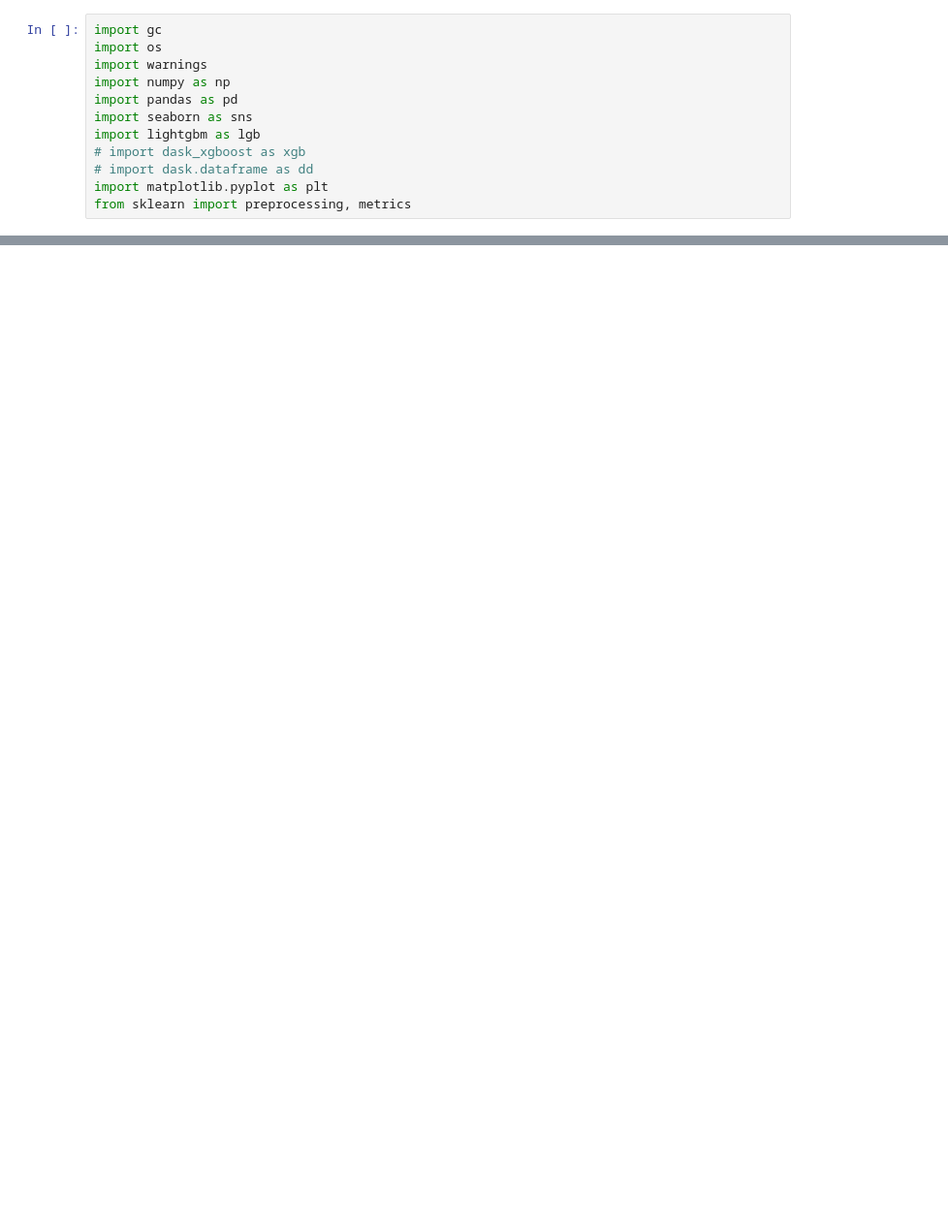
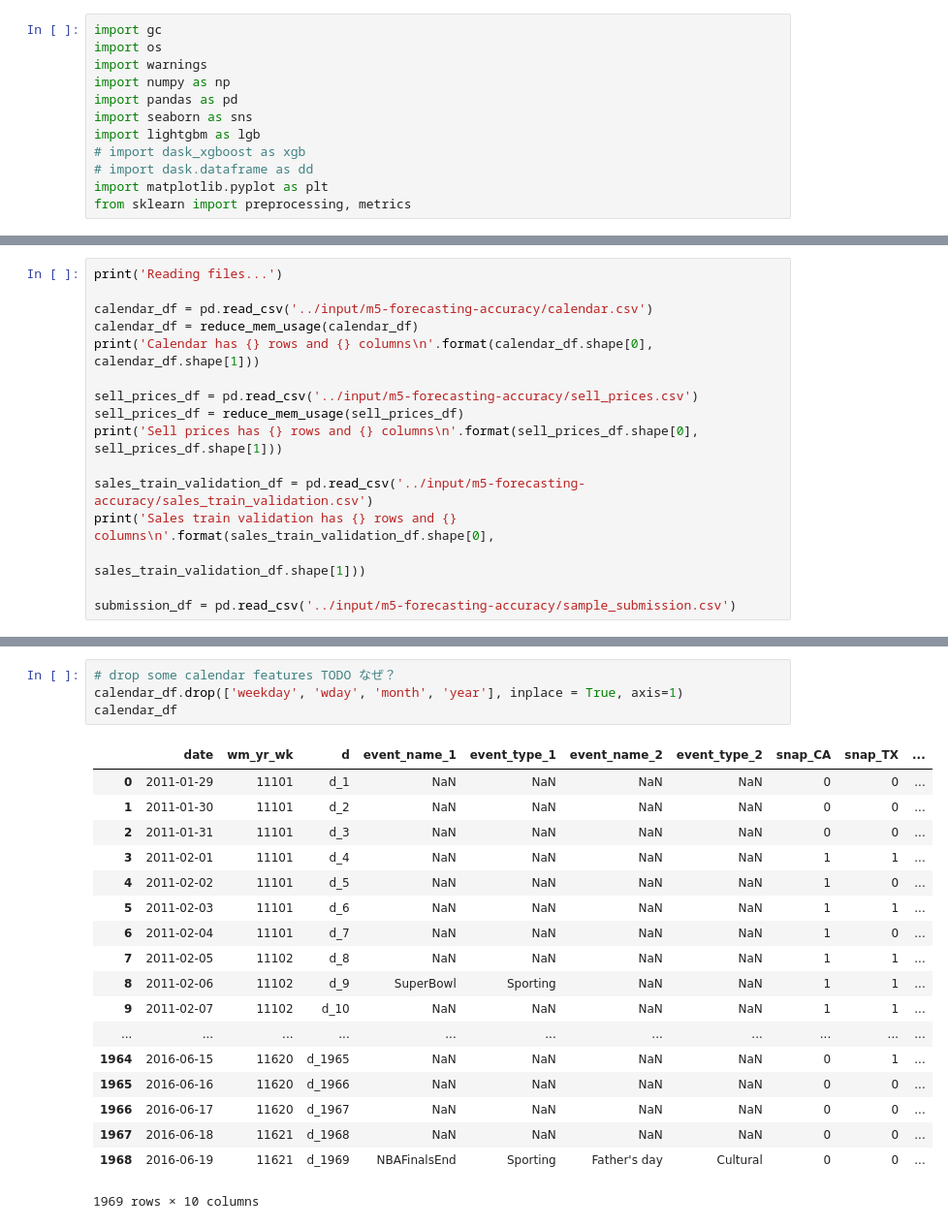
Before and after one commit to kuto5046/kaggle-M5-accuracy, a Jupyter notebook: notebook/test.ipynb, the cells around one changed output, grey strips where cells are left out. Shown: that part at 97% size. Saved outputs shown, nothing was run; the diff lists cells and outputs as text; blank space fills up the shorter version.

```diff
--- a/notebook/test.ipynb
+++ b/notebook/test.ipynb
@@ -245,0 +42,16 @@ eval_df.head()
+# %%
+print('Reading files...')
+
+calendar_df = pd.read_csv('../input/m5-forecasting-accuracy/calendar.csv')
+calendar_df = reduce_mem_usage(calendar_df)
+print('Calendar has {} rows and {} columns\n'.format(calendar_df.shape[0], calendar_df.shape[1]))
+
+sell_prices_df = pd.read_csv('../input/m5-forecasting-accuracy/sell_prices.csv')
+sell_prices_df = reduce_mem_usage(sell_prices_df)
+print('Sell prices has {} rows and {} columns\n'.format(sell_prices_df.shape[0], sell_prices_df.shape[1]))
+
+sales_train_validation_df = pd.read_csv('../input/m5-forecasting-accuracy/sales_train_validation.csv')
+print('Sales train validation has {} rows and {} columns\n'.format(sales_train_validation_df.shape[0],
+                                                                    sales_train_validation_df.shape[1]))
+
+submission_df = pd.read_csv('../input/m5-forecasting-accuracy/sample_submission.csv')
@@ -245,0 +176,23 @@ eval_df.head()
+# %%
+# drop some calendar features TODO なぜ？
+calendar_df.drop(['weekday', 'wday', 'month', 'year'], inplace = True, axis=1)
+calendar_df
+# %% [output]
+|  | date | wm_yr_wk | d | event_name_1 | event_type_1 | event_name_2 | event_type_2 | snap_CA | snap_TX | ... |
+| 0 | 2011-01-29 | 11101 | d_1 | NaN | NaN | NaN | NaN | 0 | 0 | ... |
+| 1 | 2011-01-30 | 11101 | d_2 | NaN | NaN | NaN | NaN | 0 | 0 | ... |
+| 2 | 2011-01-31 | 11101 | d_3 | NaN | NaN | NaN | NaN | 0 | 0 | ... |
+| 3 | 2011-02-01 | 11101 | d_4 | NaN | NaN | NaN | NaN | 1 | 1 | ... |
+| 4 | 2011-02-02 | 11101 | d_5 | NaN | NaN | NaN | NaN | 1 | 0 | ... |
+| 5 | 2011-02-03 | 11101 | d_6 | NaN | NaN | NaN | NaN | 1 | 1 | ... |
+| 6 | 2011-02-04 | 11101 | d_7 | NaN | NaN | NaN | NaN | 1 | 0 | ... |
+| 7 | 2011-02-05 | 11102 | d_8 | NaN | NaN | NaN | NaN | 1 | 1 | ... |
+| 8 | 2011-02-06 | 11102 | d_9 | SuperBowl | Sporting | NaN | NaN | 1 | 1 | ... |
+| 9 | 2011-02-07 | 11102 | d_10 | NaN | NaN | NaN | NaN | 1 | 1 | ... |
+| ... | ... | ... | ... | ... | ... | ... | ... | ... | ... | ... |
+| 1964 | 2016-06-15 | 11620 | d_1965 | NaN | NaN | NaN | NaN | 0 | 1 | ... |
+| 1965 | 2016-06-16 | 11620 | d_1966 | NaN | NaN | NaN | NaN | 0 | 0 | ... |
+| 1966 | 2016-06-17 | 11620 | d_1967 | NaN | NaN | NaN | NaN | 0 | 0 | ... |
+| 1967 | 2016-06-18 | 11621 | d_1968 | NaN | NaN | NaN | NaN | 0 | 0 | ... |
+| 1968 | 2016-06-19 | 11621 | d_1969 | NBAFinalsEnd | Sporting | Father's day | Cultural | 0 | 0 | ... |
+1969 rows × 10 columns
```
Also changed, not shown: parts of 42 cells of this notebook, 5 other files.
